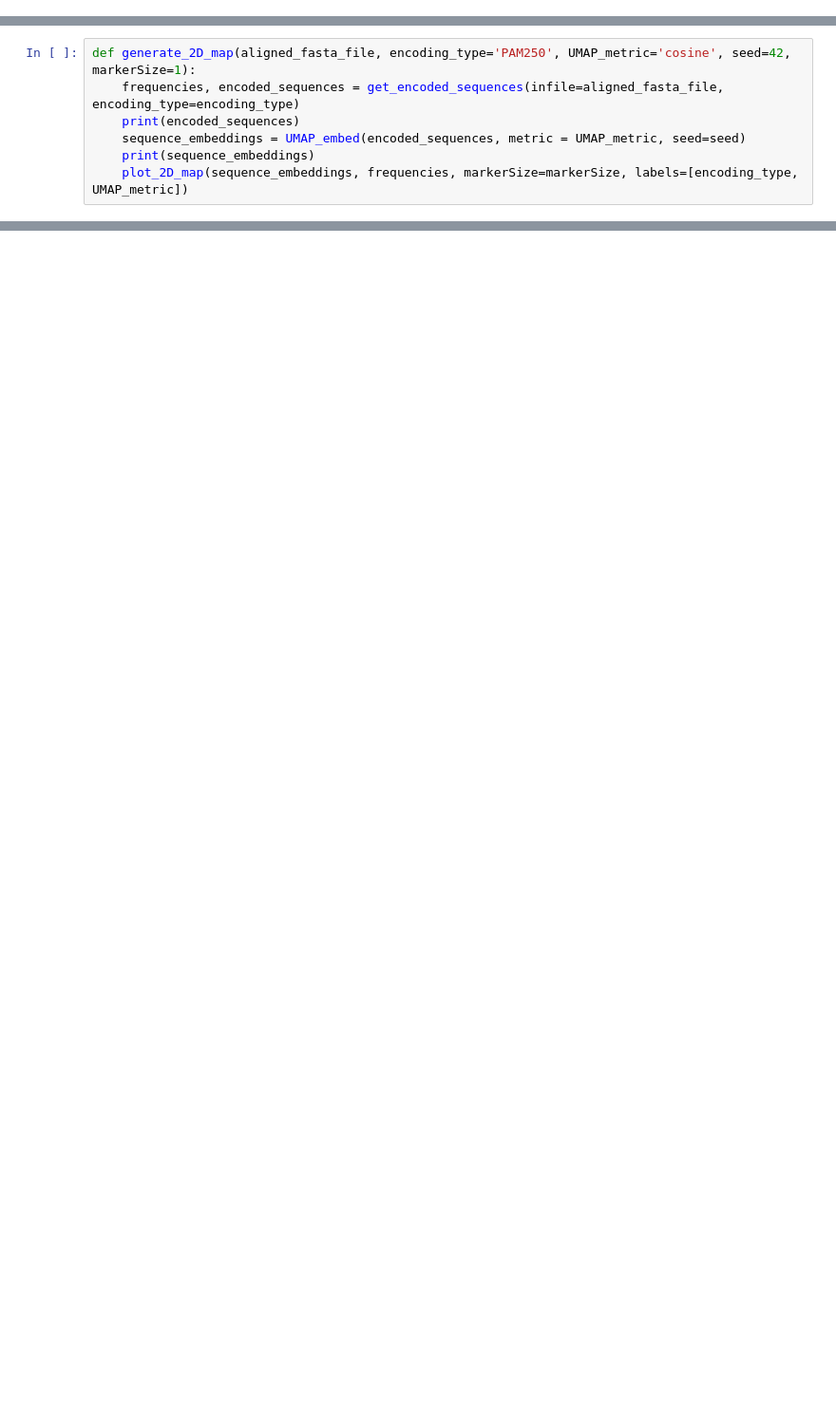
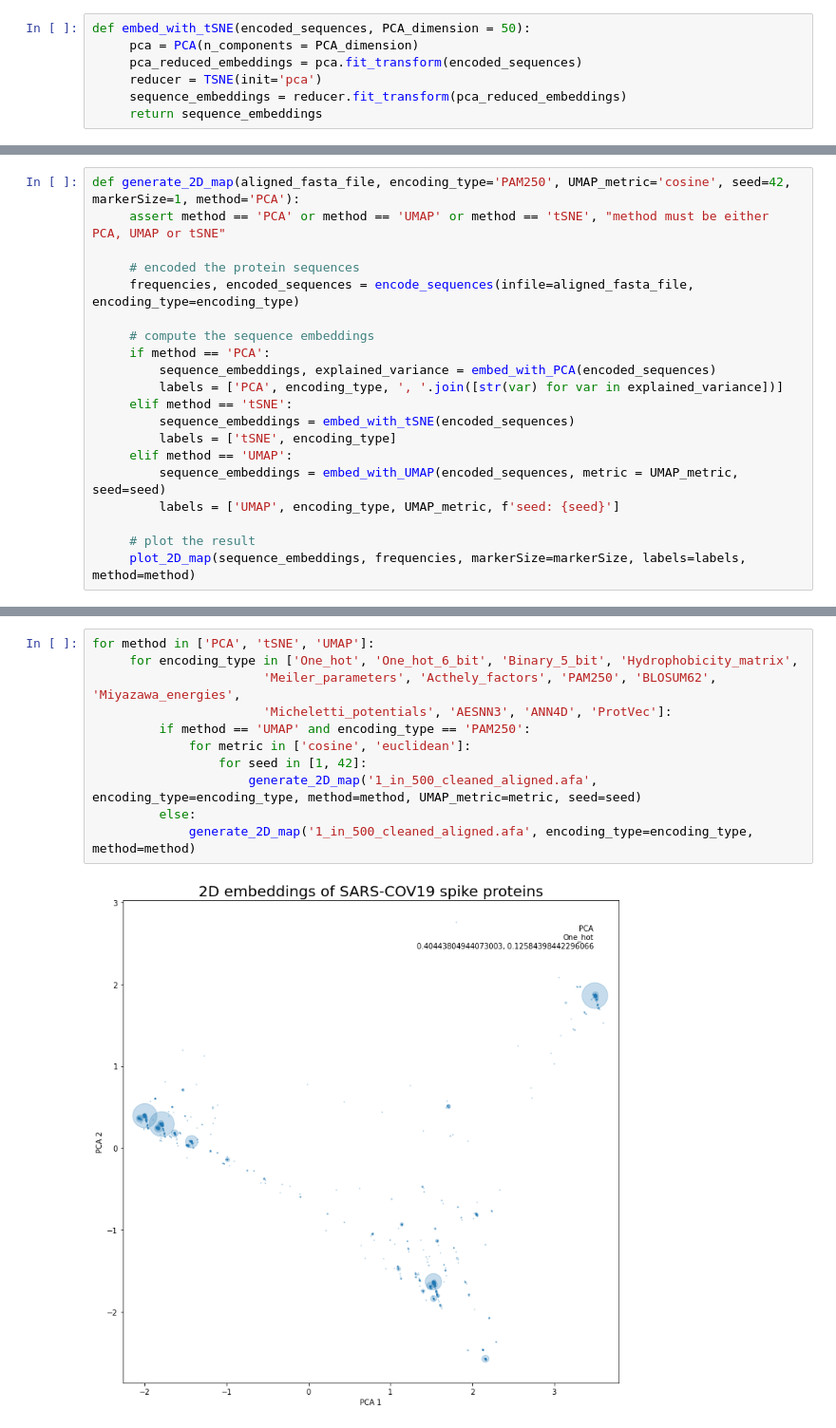
Before and after one commit to dominicp6/VAE-SpikeProtein-Generation, a Jupyter notebook: visualisation/2D_protein_map.ipynb, the cells around one changed output, grey strips where cells are left out. Shown at 95% size. Drawn from its saved outputs; the diff is of its cells as text; blank space fills up the shorter version.

```diff
--- a/visualisation/2D_protein_map.ipynb
+++ b/visualisation/2D_protein_map.ipynb
@@ -17 +25,8 @@ def get_encoded_sequences(infile, encoding_type):
+# %%
+def embed_with_tSNE(encoded_sequences, PCA_dimension = 50):
+     pca = PCA(n_components = PCA_dimension)
+     pca_reduced_embeddings = pca.fit_transform(encoded_sequences)
+     reducer = TSNE(init='pca')
+     sequence_embeddings = reducer.fit_transform(pca_reduced_embeddings)
+     return sequence_embeddings
 # %%
@@ -35,7 +63,0 @@ def plot_2D_map(embeddings, frequencies, labels = None, markerSize = 1):
-# %%
-def generate_2D_map(aligned_fasta_file, encoding_type='PAM250', UMAP_metric='cosine', seed=42, markerSize=1):
-    frequencies, encoded_sequences = get_encoded_sequences(infile=aligned_fasta_file, encoding_type=encoding_type)
-    print(encoded_sequences)
-    sequence_embeddings = UMAP_embed(encoded_sequences, metric = UMAP_metric, seed=seed)
-    print(sequence_embeddings)
-    plot_2D_map(sequence_embeddings, frequencies, markerSize=markerSize, labels=[encoding_type, UMAP_metric])
@@ -84,0 +64,20 @@ PAM250
+# %%
+def generate_2D_map(aligned_fasta_file, encoding_type='PAM250', UMAP_metric='cosine', seed=42, markerSize=1, method='PCA'):
+     assert method == 'PCA' or method == 'UMAP' or method == 'tSNE', "method must be either PCA, UMAP or tSNE"
+
+     # encoded the protein sequences
+     frequencies, encoded_sequences = encode_sequences(infile=aligned_fasta_file, encoding_type=encoding_type)
+
+     # compute the sequence embeddings
+     if method == 'PCA':
+         sequence_embeddings, explained_variance = embed_with_PCA(encoded_sequences)
+         labels = ['PCA', encoding_type, ', '.join([str(var) for var in explained_variance])]
+     elif method == 'tSNE':
+         sequence_embeddings = embed_with_tSNE(encoded_sequences)
+         labels = ['tSNE', encoding_type]
+     elif method == 'UMAP':
+         sequence_embeddings = embed_with_UMAP(encoded_sequences, metric = UMAP_metric, seed=seed)
+         labels = ['UMAP', encoding_type, UMAP_metric, f'seed: {seed}']
+
+     # plot the result
+     plot_2D_map(sequence_embeddings, frequencies, markerSize=markerSize, labels=labels, method=method)
@@ -84,0 +91,13 @@ PAM250
+# %%
+for method in ['PCA', 'tSNE', 'UMAP']:
+     for encoding_type in ['One_hot', 'One_hot_6_bit', 'Binary_5_bit', 'Hydrophobicity_matrix',
+                       'Meiler_parameters', 'Acthely_factors', 'PAM250', 'BLOSUM62', 'Miyazawa_energies',
+                       'Micheletti_potentials', 'AESNN3', 'ANN4D', 'ProtVec']:
+         if method == 'UMAP' and encoding_type == 'PAM250':
+             for metric in ['cosine', 'euclidean']:
+                 for seed in [1, 42]:
+                     generate_2D_map('1_in_500_cleaned_aligned.afa', encoding_type=encoding_type, method=method, UMAP_metric=metric, seed=seed)
+         else:
+             generate_2D_map('1_in_500_cleaned_aligned.afa', encoding_type=encoding_type, method=method)
+# %% [output]
+[figure, added]
```
Also changed, not shown: parts of 14 cells of this notebook, 3 other files.
